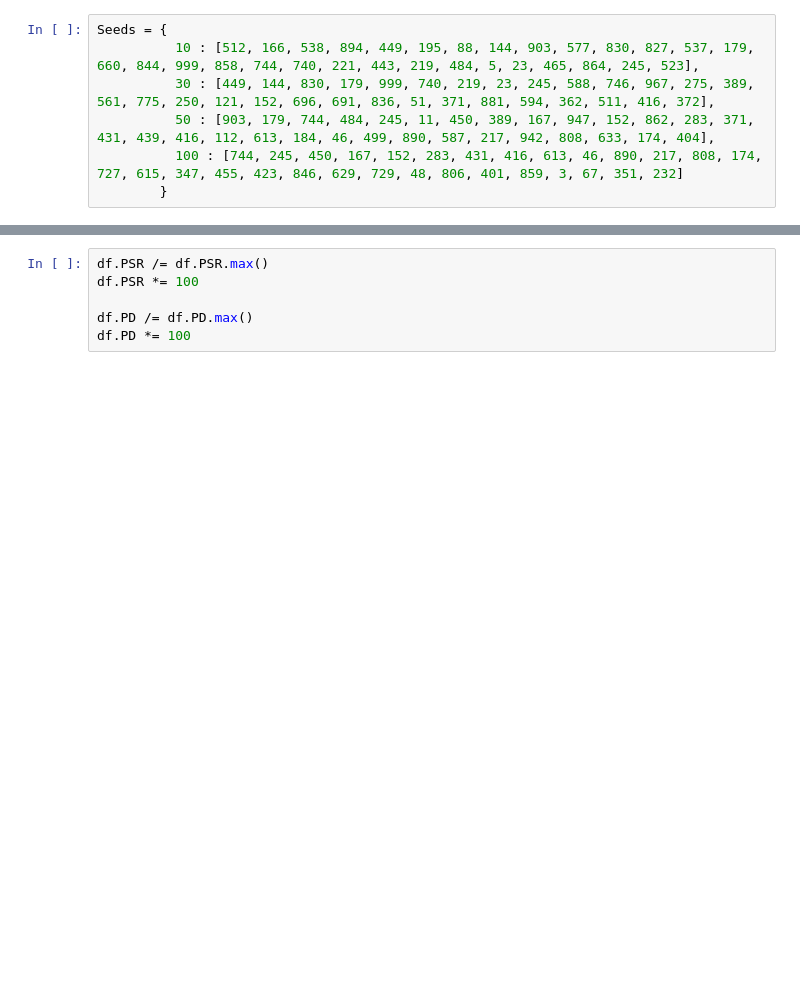
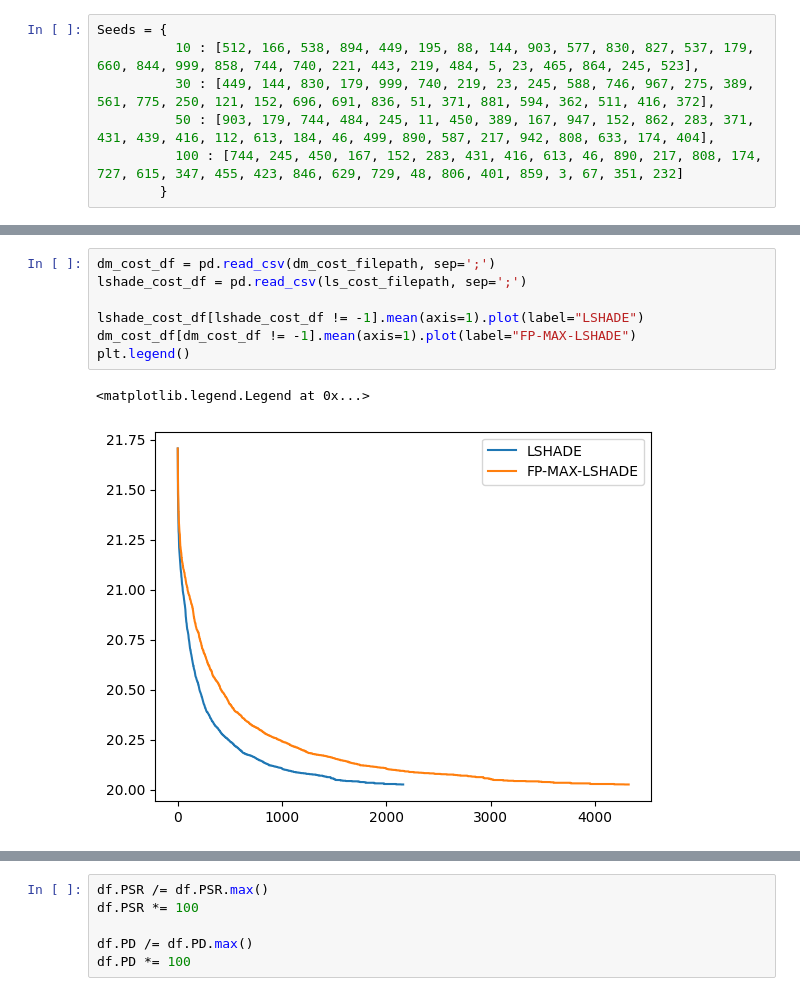
Before and after one commit to raphaelgoms/analysis-scripts, a Jupyter notebook: pattern_usage_strategy_analysis.ipynb, the cells around one changed output, grey strips where cells are left out. Saved outputs shown, nothing was run; the diff lists cells and outputs as text; blank space fills up the shorter version.

```diff
--- a/pattern_usage_strategy_analysis.ipynb
+++ b/pattern_usage_strategy_analysis.ipynb
@@ -39,0 +83,10 @@ plt.legend()
+# %%
+dm_cost_df = pd.read_csv(dm_cost_filepath, sep=';')
+lshade_cost_df = pd.read_csv(ls_cost_filepath, sep=';')
+
+lshade_cost_df[lshade_cost_df != -1].mean(axis=1).plot(label="LSHADE")
+dm_cost_df[dm_cost_df != -1].mean(axis=1).plot(label="FP-MAX-LSHADE")
+plt.legend()
+# %% [output]
+<matplotlib.legend.Legend at 0x...>
+[figure, added]
```
Also changed, not shown: parts of 14 cells of this notebook.
